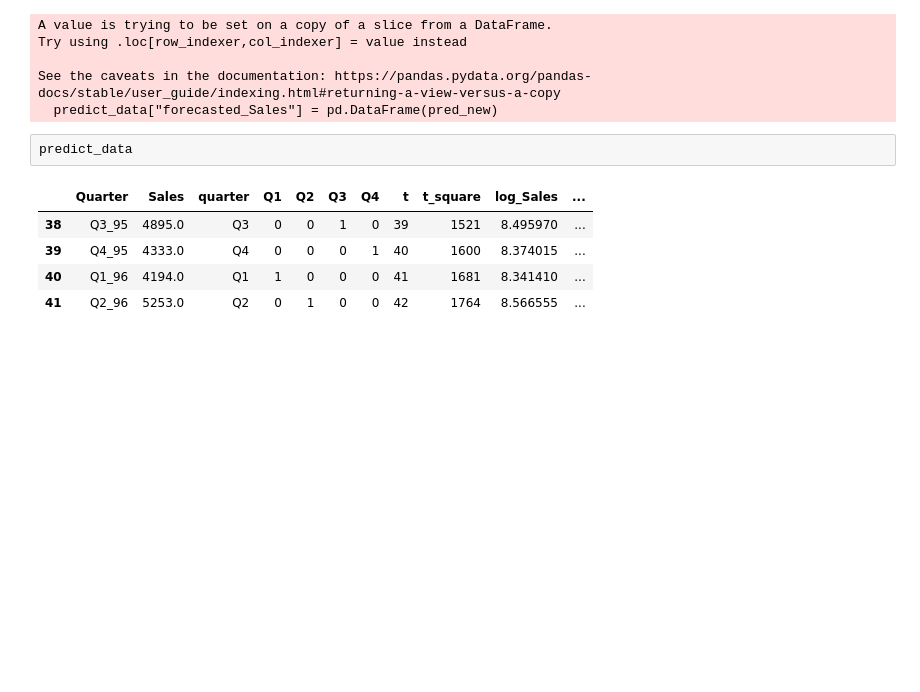
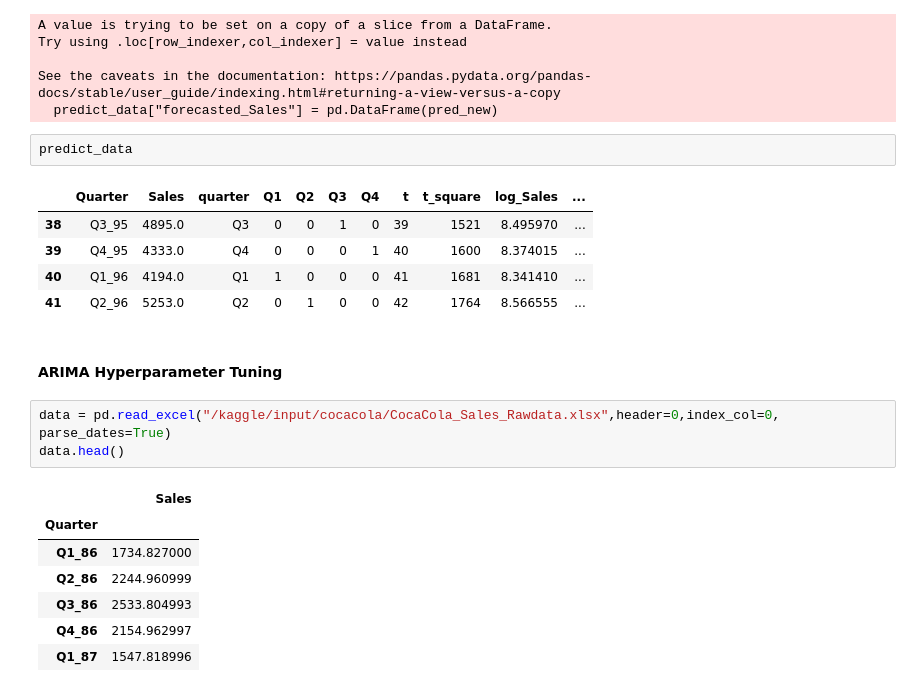
Before and after one commit to KunalDoshi-Code/Data_Science_Assignments, a Jupyter notebook: Assignments/17-Forecasting/CocaCola_Sales/forecasting-coca-cola-price.ipynb, the cells around one changed output. Drawn from its saved outputs; the diff is of its cells as text; blank space fills up the shorter version.

```diff
--- a/Assignments/17-Forecasting/CocaCola_Sales/forecasting-coca-cola-price.ipynb
+++ b/Assignments/17-Forecasting/CocaCola_Sales/forecasting-coca-cola-price.ipynb
@@ -303,3 +306,16 @@ predict_data
 | 39 | Q4_95 | 4333.0 | Q4 | 0 | 0 | 0 | 1 | 40 | 1600 | 8.374015 | ... |
 | 40 | Q1_96 | 4194.0 | Q1 | 1 | 0 | 0 | 0 | 41 | 1681 | 8.341410 | ... |
 | 41 | Q2_96 | 5253.0 | Q2 | 0 | 1 | 0 | 0 | 42 | 1764 | 8.566555 | ... |
+# %% [markdown]
+#### **ARIMA Hyperparameter Tuning**
+# %%
+data = pd.read_excel("/kaggle/input/cocacola/CocaCola_Sales_Rawdata.xlsx",header=0,index_col=0, parse_dates=True)
+data.head()
+# %% [output]
+|  | Sales |
+| Quarter |  |
+| Q1_86 | 1734.827000 |
+| Q2_86 | 2244.960999 |
+| Q3_86 | 2533.804993 |
+| Q4_86 | 2154.962997 |
+| Q1_87 | 1547.818996 |
```
Also changed, not shown: parts of 11 cells of this notebook.
